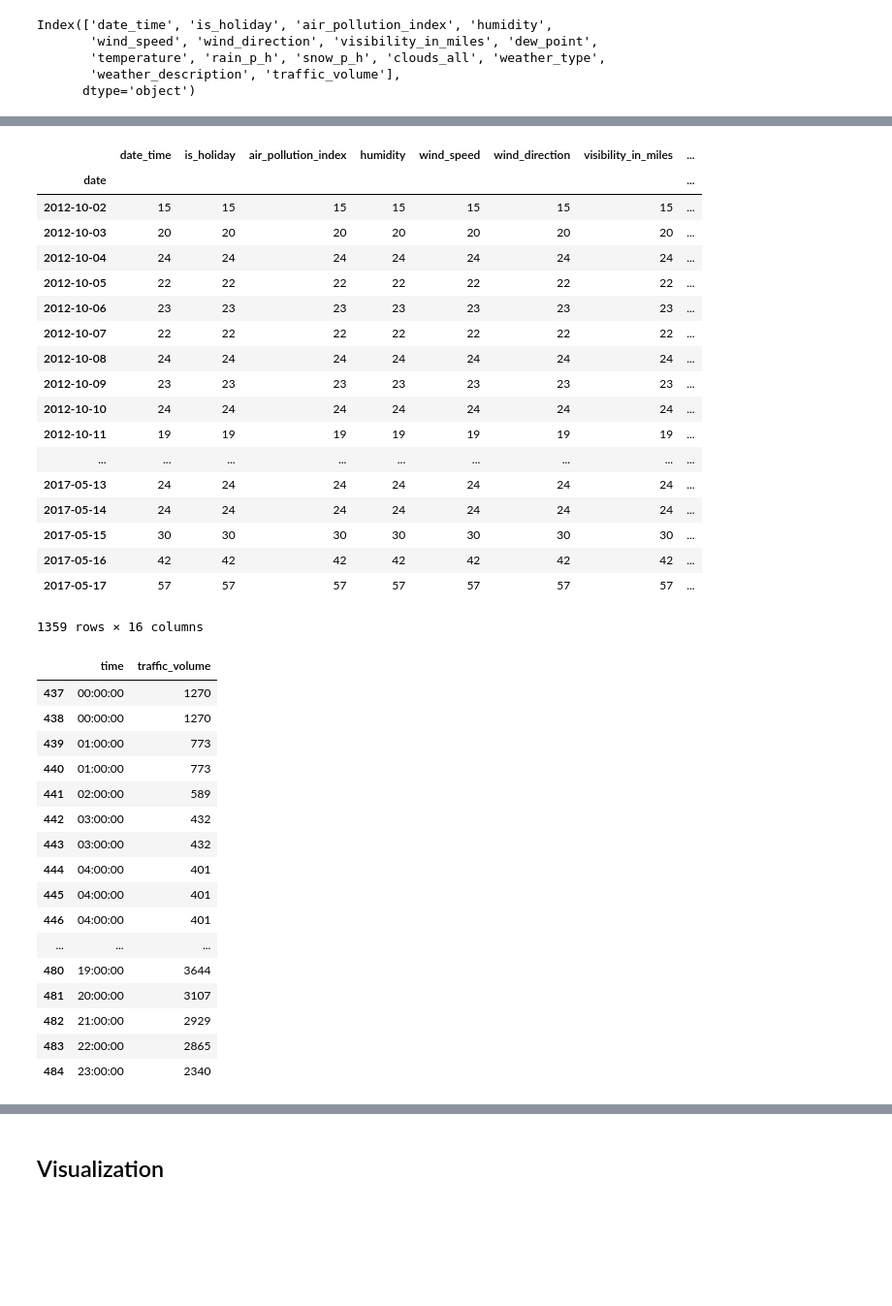
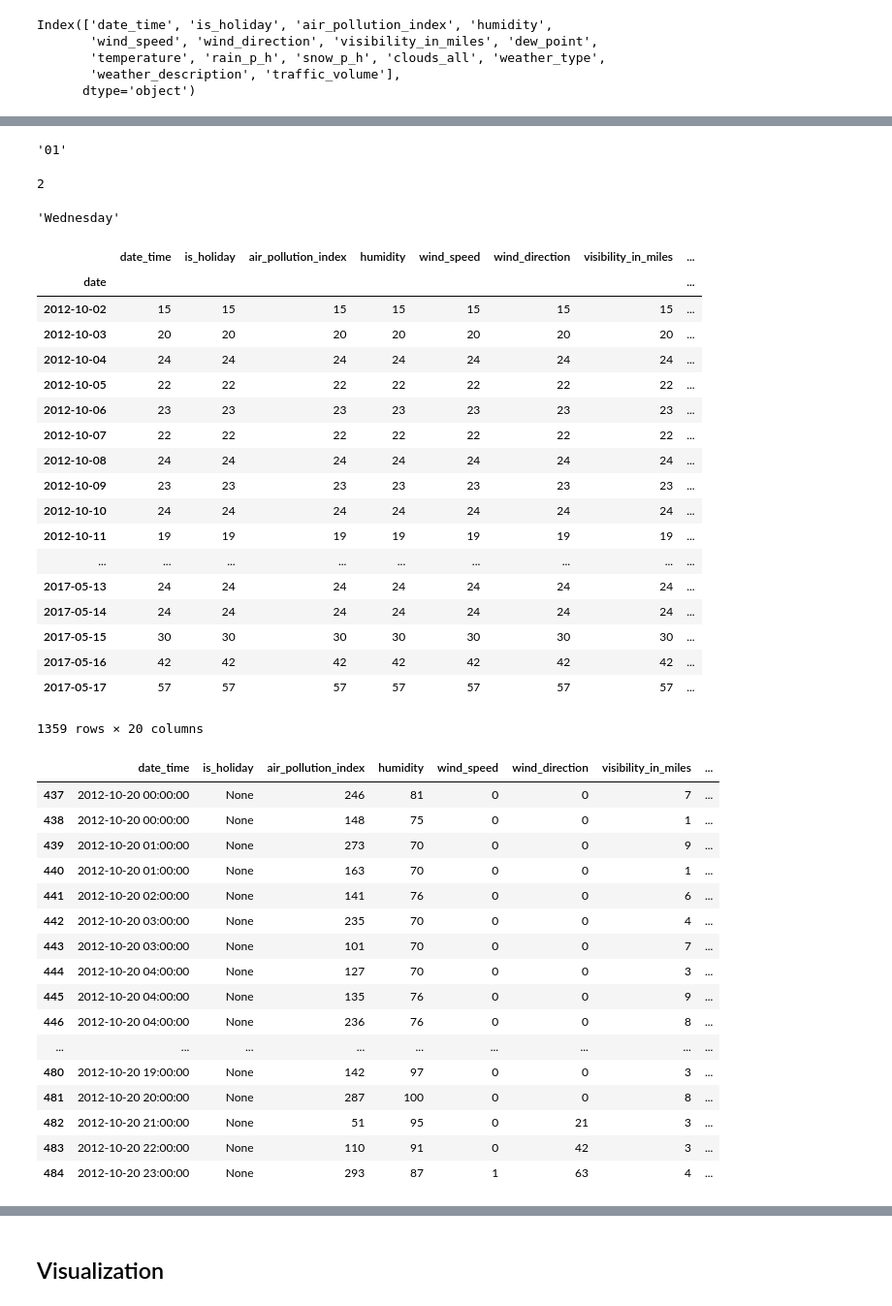
Before and after one commit to iam-Shashank/Sangam-2019, a Jupyter notebook: notebook1.0.ipynb, the cells around one changed output, grey strips where cells are left out. Shown at 97% size. Cells and saved outputs as stored; diff of their text form; code cells hidden in the pictures; blank space fills up the shorter version.

```diff
--- a/notebook1.0.ipynb
+++ b/notebook1.0.ipynb
@@ -109,3 +113,13 @@ train['time']=L2
+# %%
+L1,L2,L3=[],[],[]
+for i in train.date:
+    t1,t2,t3=i.split('-')
+    L1.append(t1)
+    L2.append(t2)
+    L3.append(t3)
+train['DD']=L3
+train['MM']=L2
+train['YY']=L1
 # %%
 train
 # %% [output]
@@ -130,3 +144,14 @@ train
+# %%
+min(train.MM)
+# %% [output]
+'01'
+# %%
+a=date(int(min(train.YY)),int(min(train.MM)),int(min(train.DD))+10)
+print(a.weekday())
+a.strftime("%A")
+# %% [output]
+2
+'Wednesday'
 # %%
 train.groupby(train.date).count()
 # %% [output]
@@ -148,24 +173,24 @@ train.groupby(train.date).count()
 | 2017-05-15 | 30 | 30 | 30 | 30 | 30 | 30 | 30 | ... |
 | 2017-05-16 | 42 | 42 | 42 | 42 | 42 | 42 | 42 | ... |
 | 2017-05-17 | 57 | 57 | 57 | 57 | 57 | 57 | 57 | ... |
-1359 rows × 16 columns
+1359 rows × 20 columns
 # %%
-train[train.date=='2012-10-20'][['time','traffic_volume']]
+train[train.date=='2012-10-20']
 # %% [output]
-|  | time | traffic_volume |
-| 437 | 00:00:00 | 1270 |
-| 438 | 00:00:00 | 1270 |
-| 439 | 01:00:00 | 773 |
-| 440 | 01:00:00 | 773 |
-| 441 | 02:00:00 | 589 |
-| 442 | 03:00:00 | 432 |
-| 443 | 03:00:00 | 432 |
-| 444 | 04:00:00 | 401 |
-| 445 | 04:00:00 | 401 |
-| 446 | 04:00:00 | 401 |
-| ... | ... | ... |
-| 480 | 19:00:00 | 3644 |
-| 481 | 20:00:00 | 3107 |
-| 482 | 21:00:00 | 2929 |
-| 483 | 22:00:00 | 2865 |
-| 484 | 23:00:00 | 2340 |
+|  | date_time | is_holiday | air_pollution_index | humidity | wind_speed | wind_direction | visibility_in_miles | ... |
+| 437 | 2012-10-20 00:00:00 | None | 246 | 81 | 0 | 0 | 7 | ... |
+| 438 | 2012-10-20 00:00:00 | None | 148 | 75 | 0 | 0 | 1 | ... |
+| 439 | 2012-10-20 01:00:00 | None | 273 | 70 | 0 | 0 | 9 | ... |
+| 440 | 2012-10-20 01:00:00 | None | 163 | 70 | 0 | 0 | 1 | ... |
+| 441 | 2012-10-20 02:00:00 | None | 141 | 76 | 0 | 0 | 6 | ... |
+| 442 | 2012-10-20 03:00:00 | None | 235 | 70 | 0 | 0 | 4 | ... |
+| 443 | 2012-10-20 03:00:00 | None | 101 | 70 | 0 | 0 | 7 | ... |
+| 444 | 2012-10-20 04:00:00 | None | 127 | 70 | 0 | 0 | 3 | ... |
+| 445 | 2012-10-20 04:00:00 | None | 135 | 76 | 0 | 0 | 9 | ... |
+| 446 | 2012-10-20 04:00:00 | None | 236 | 76 | 0 | 0 | 8 | ... |
+| ... | ... | ... | ... | ... | ... | ... | ... | ... |
+| 480 | 2012-10-20 19:00:00 | None | 142 | 97 | 0 | 0 | 3 | ... |
+| 481 | 2012-10-20 20:00:00 | None | 287 | 100 | 0 | 0 | 8 | ... |
+| 482 | 2012-10-20 21:00:00 | None | 51 | 95 | 0 | 21 | 3 | ... |
+| 483 | 2012-10-20 22:00:00 | None | 110 | 91 | 0 | 42 | 3 | ... |
+| 484 | 2012-10-20 23:00:00 | None | 293 | 87 | 1 | 63 | 4 | ... |
```
Also changed, not shown: parts of 123 cells of this notebook.
